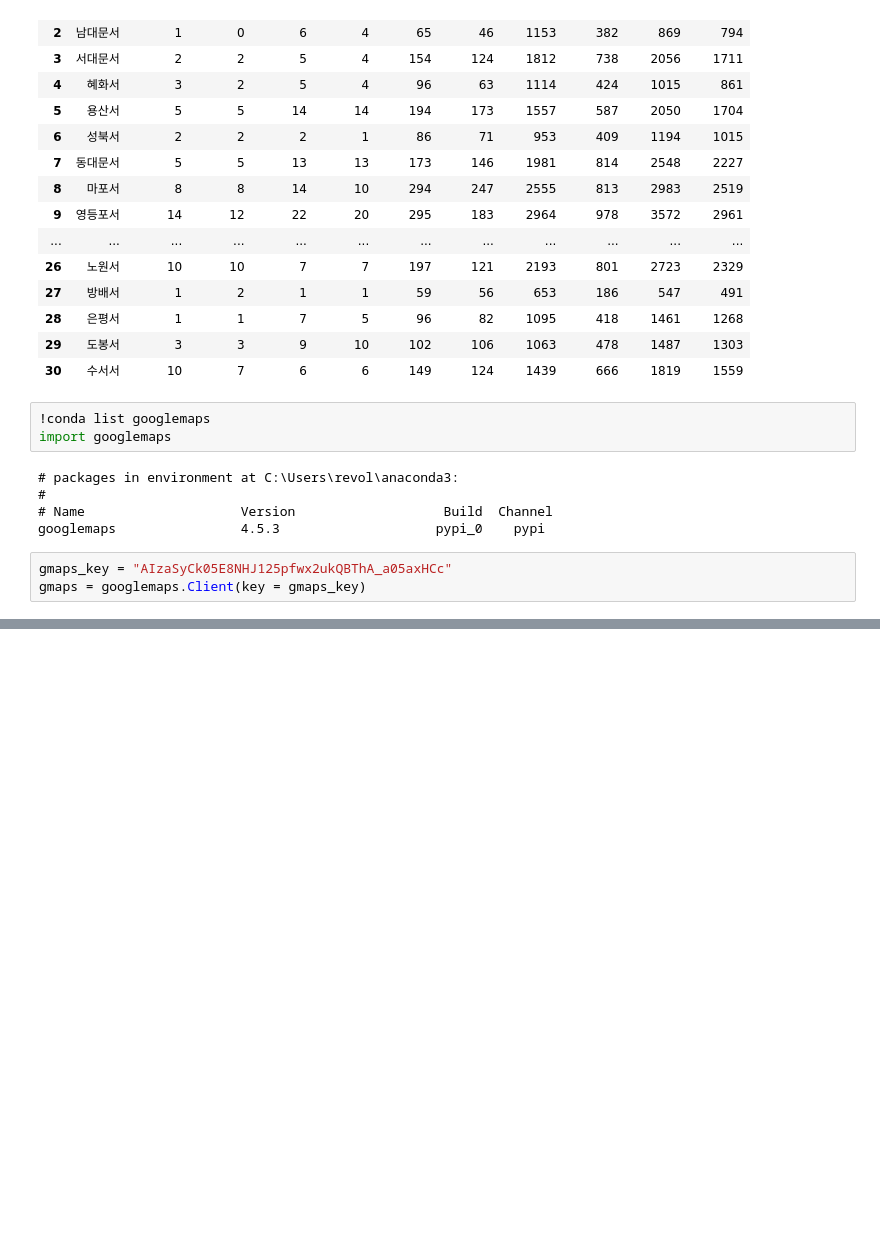
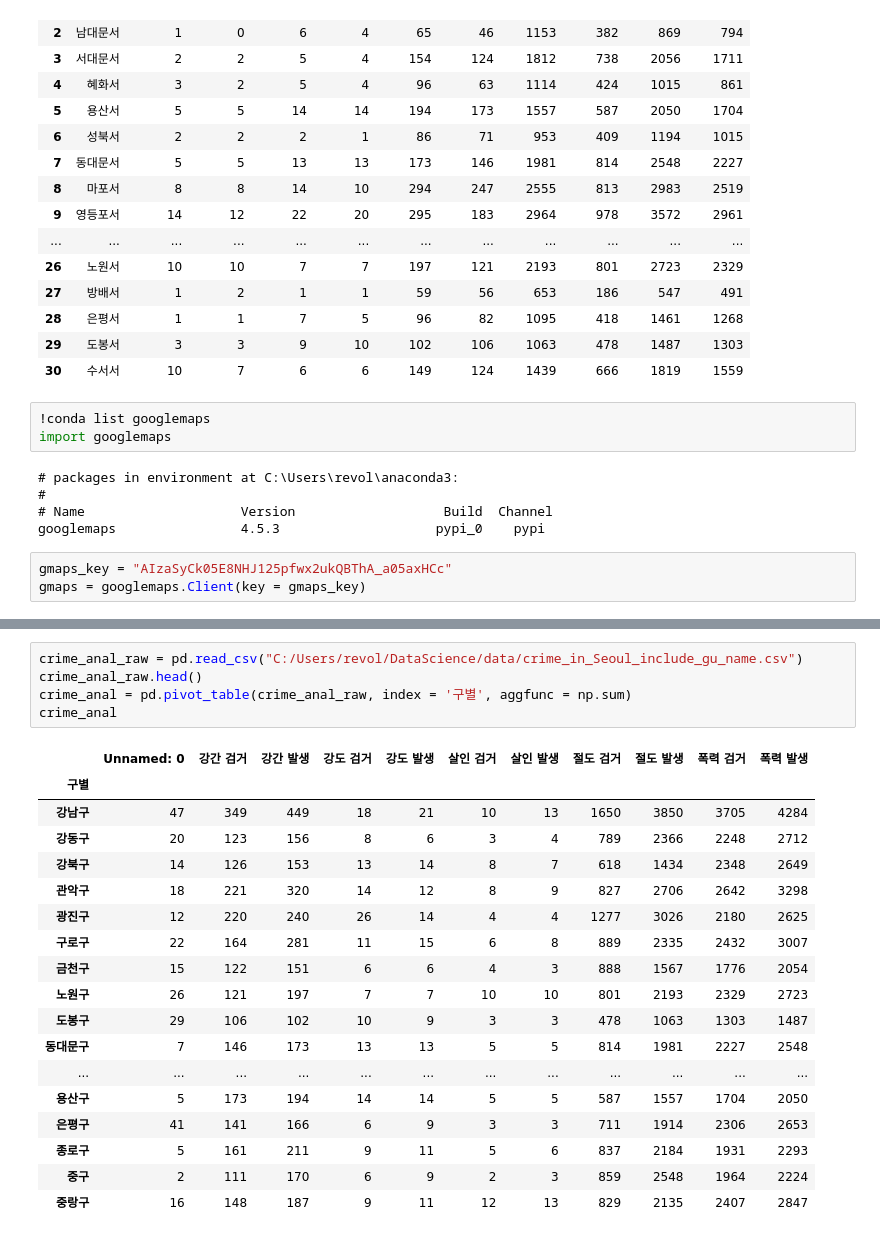
Before and after one commit to Kisooofficial/Android_project, a Jupyter notebook: DataScience/source_code/Crime.ipynb, the cells around one changed output, grey strips where cells are left out. Drawn from its saved outputs; the diff is of its cells as text; blank space fills up the shorter version.

```diff
--- a/DataScience/source_code/Crime.ipynb
+++ b/DataScience/source_code/Crime.ipynb
@@ -34,0 +210,24 @@ gmaps = googlemaps.Client(key = gmaps_key)
+# %%
+crime_anal_raw = pd.read_csv("C:/Users/revol/DataScience/data/crime_in_Seoul_include_gu_name.csv")
+crime_anal_raw.head()
+crime_anal = pd.pivot_table(crime_anal_raw, index = '구별', aggfunc = np.sum)
+crime_anal
+# %% [output]
+|  | Unnamed: 0 | 강간 검거 | 강간 발생 | 강도 검거 | 강도 발생 | 살인 검거 | 살인 발생 | 절도 검거 | 절도 발생 | 폭력 검거 | 폭력 발생 |
+| 구별 |  |  |  |  |  |  |  |  |  |  |  |
+| 강남구 | 47 | 349 | 449 | 18 | 21 | 10 | 13 | 1650 | 3850 | 3705 | 4284 |
+| 강동구 | 20 | 123 | 156 | 8 | 6 | 3 | 4 | 789 | 2366 | 2248 | 2712 |
+| 강북구 | 14 | 126 | 153 | 13 | 14 | 8 | 7 | 618 | 1434 | 2348 | 2649 |
+| 관악구 | 18 | 221 | 320 | 14 | 12 | 8 | 9 | 827 | 2706 | 2642 | 3298 |
+| 광진구 | 12 | 220 | 240 | 26 | 14 | 4 | 4 | 1277 | 3026 | 2180 | 2625 |
+| 구로구 | 22 | 164 | 281 | 11 | 15 | 6 | 8 | 889 | 2335 | 2432 | 3007 |
+| 금천구 | 15 | 122 | 151 | 6 | 6 | 4 | 3 | 888 | 1567 | 1776 | 2054 |
+| 노원구 | 26 | 121 | 197 | 7 | 7 | 10 | 10 | 801 | 2193 | 2329 | 2723 |
+| 도봉구 | 29 | 106 | 102 | 10 | 9 | 3 | 3 | 478 | 1063 | 1303 | 1487 |
+| 동대문구 | 7 | 146 | 173 | 13 | 13 | 5 | 5 | 814 | 1981 | 2227 | 2548 |
+| ... | ... | ... | ... | ... | ... | ... | ... | ... | ... | ... | ... |
+| 용산구 | 5 | 173 | 194 | 14 | 14 | 5 | 5 | 587 | 1557 | 1704 | 2050 |
+| 은평구 | 41 | 141 | 166 | 6 | 9 | 3 | 3 | 711 | 1914 | 2306 | 2653 |
+| 종로구 | 5 | 161 | 211 | 9 | 11 | 5 | 6 | 837 | 2184 | 1931 | 2293 |
+| 중구 | 2 | 111 | 170 | 6 | 9 | 2 | 3 | 859 | 2548 | 1964 | 2224 |
+| 중랑구 | 16 | 148 | 187 | 9 | 11 | 12 | 13 | 829 | 2135 | 2407 | 2847 |
```
Also changed, not shown: parts of 13 cells of this notebook.
